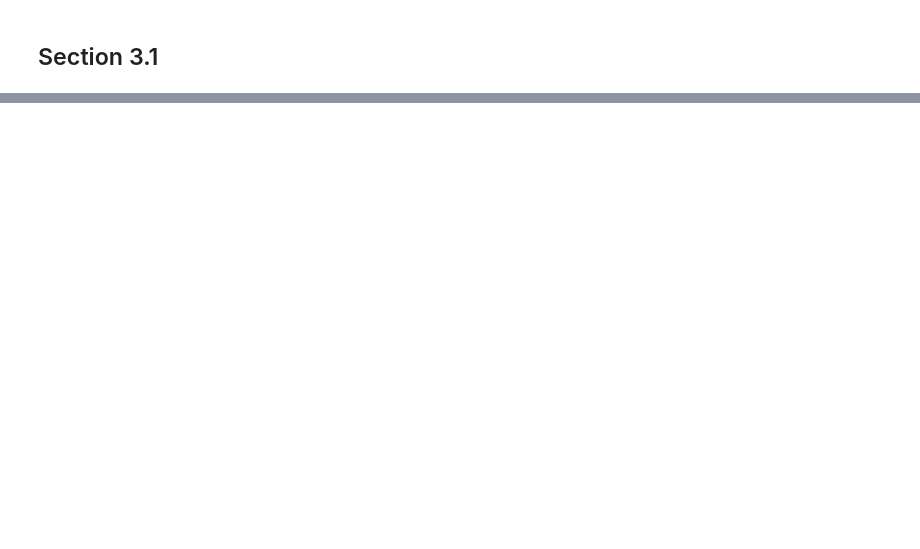
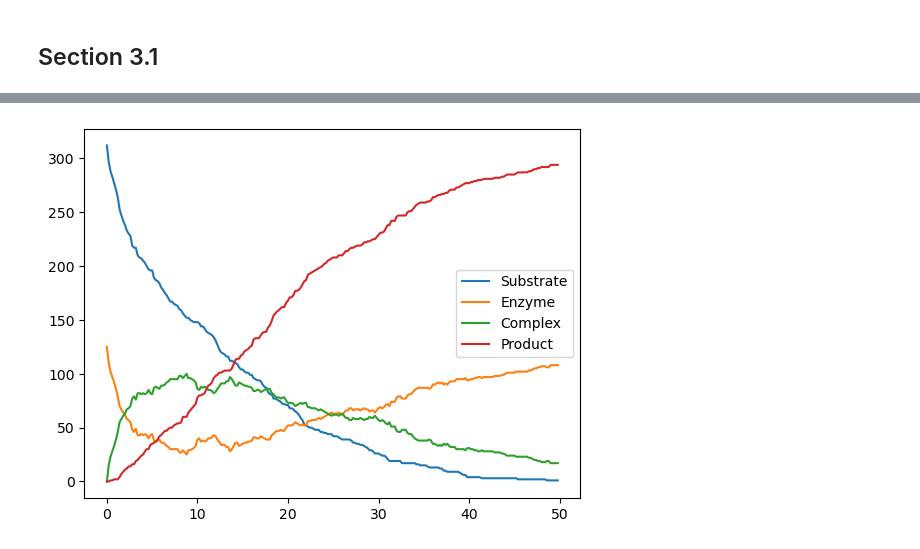
Before and after one commit to marieke-vaske/StochSimProjectSRN, a Jupyter notebook: Section 3.1.ipynb, the cells around one changed output, grey strips where cells are left out. Drawn from its saved outputs; the diff is of its cells as text; code cells hidden in the pictures; blank space fills up the shorter version.

```diff
--- a/Section 3.1.ipynb
+++ b/Section 3.1.ipynb
@@ -36,0 +123,12 @@ plt.show()
+# %%
+nu = np.array([[-1,1,0],
+                [-1,1,1],
+                [1,-1,-1],
+                [0,0,1]])
+
+# propensities, now without indicators for the sake of continuity, so that newton's method converges consistently
+def aCalc(c, x):
+    a1 = c[0]*(x[0]*x[1])
+    a2 = c[1]*(x[2])
+    a3 = c[2]*(x[2])
+    return np.array([a1, a2, a3])
@@ -36,0 +158,34 @@ plt.show()
+# %%
+def implicit_tau_leaping(c, X0, T, tau, tol):
+    t = np.arange(0, T, tau)
+    X = np.zeros((len(t),4))
+
+    X[0]=X0
+
+    for i in range(0, len(t)-1):
+
+        y = newtons(X[i], tol)
+        a = np.maximum (aCalc(c, y), 0) # Since we removed the indicators from aCalc for convergence of newton's, we reintroduce the requirement here
+        P = np.random.poisson(lam = (a*tau)) # (3,) array of pj values drawn from aj(y)*tau
+        X[i+1] = X[i] + nu @ P
+    return t, X
+
+
+c = [0.0017, 1e-4, 0.1] # Rate constants
+
+T = 50 # Total time
+tau = 0.2
+
+X0 = [312, 125, 0, 0] # Initial # of each species
+
+t, X = implicit_tau_leaping(c, X0, T, tau, 1e-4)
+X = np.transpose(X)
+
+plt.plot(t, X[0], label="Substrate")
+plt.plot(t, X[1], label="Enzyme")
+plt.plot(t, X[2], label="Complex")
+plt.plot(t, X[3], label="Product")
+plt.legend()
+plt.show()
+# %% [output]
+[figure, added]
```
Also changed, not shown: parts of 15 cells of this notebook.
